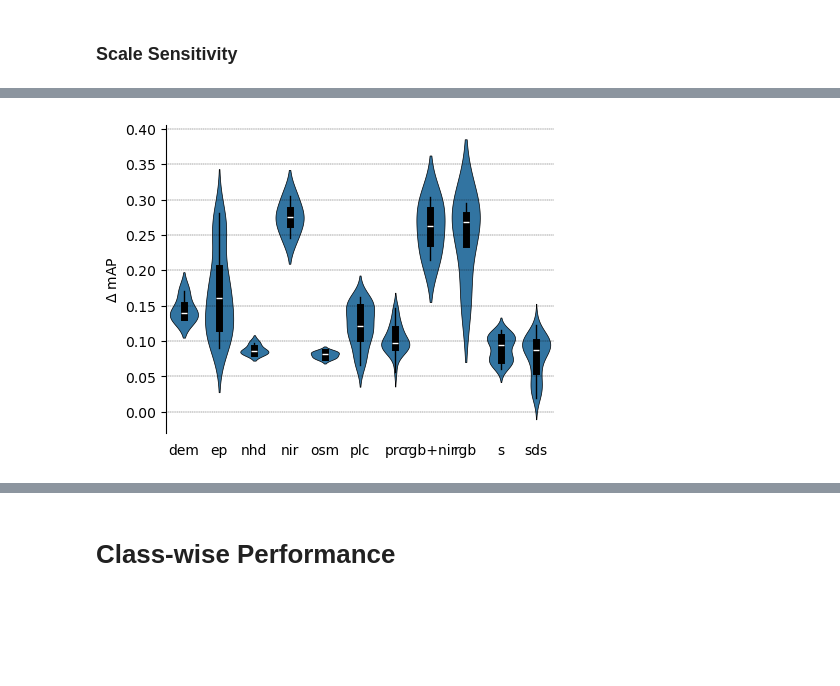
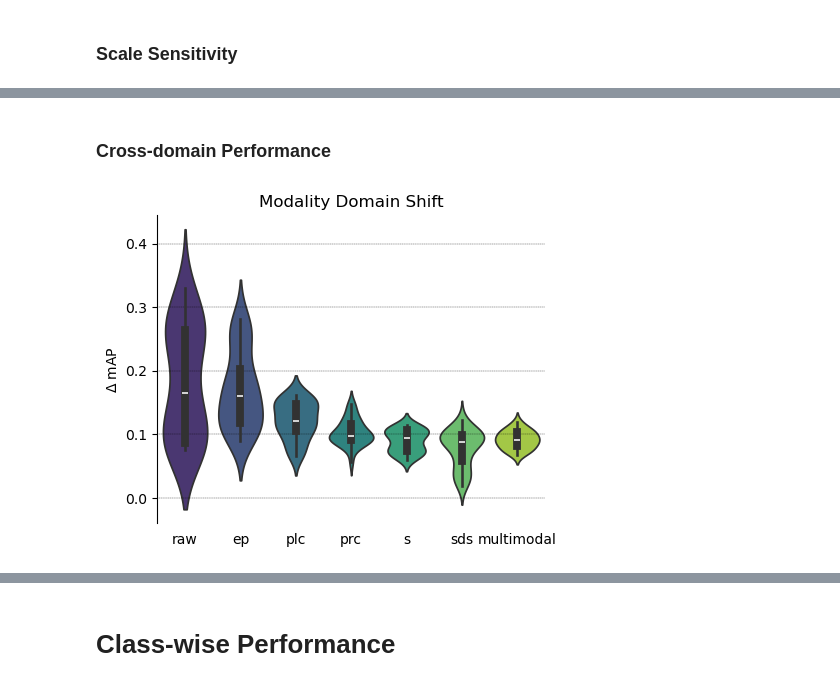
Before and after one commit to masseygeo/earthscape, a Jupyter notebook: notebooks/analysis_cls.ipynb, the cells around one changed output, grey strips where cells are left out. Cells and saved outputs as stored; diff of their text form; code cells hidden in the pictures; blank space fills up the shorter version.

```diff
--- a/notebooks/analysis_cls.ipynb
+++ b/notebooks/analysis_cls.ipynb
@@ -407,23 +477,67 @@ ax.legend(loc='upper left', bbox_to_anchor=(1,1))
+# %% [markdown]
+### Cross-domain Performance
 # %%
+#############################################
+# Cross-domain Performance - Violin Plots
+#############################################
+
+# path to compiled data...
+compiled_path = os.path.join(assets_dir, 'compiled_global.csv')
+
+# metric to plot...
+metric = 'map'
+metric_label = 'mAP'
+
+# define variables...
+engineered_features = ['ep', 'plc', 'prc', 's', 'sds']
+support_bins = [25, 50, 100, 250, 500, 1000]
+support_order = support_bins + ['ms']
+size_map = {k:v for k, v in zip(support_order, np.arange(10, 175, 25))}
+family_order = ['raw', 'ep', 'plc', 'prc', 's', 'sds', 'multimodal']
+
+# output path for figure
+output_path = os.path.join(assets_dir, 'cross_performance_violin.png')
 
 
+##### pre-processing...
+# read compiled data into df
+df_compiled = pd.read_csv(compiled_path)
 
+# parse input modality string into modality family & scale (e.g., ep-51 -> ep, 51)
+df_compiled[['family', 'scale']] = df_compiled['input'].apply(lambda x: pd.Series(parse_features(x)))
+
+# define raw sensor feature family & scale (native GSD)...
+mask1 = df_compiled['family'] == 'multimodal'
+mask2 = df_compiled['family'].isin(engineered_features)
+df_compiled.loc[~mask1 & ~mask2, ['family', 'scale']] = 'raw', '5'
+
+# define spatial support (effective recteptive area)...
+df_compiled['spatial_support'] = df_compiled['scale'].apply(lambda x: spatial_support(x, support_bins))
+df_compiled['spatial_support'] = pd.Categorical(df_compiled['spatial_support'], categories=support_order, ordered=True)
+
+# calculate cross-domain performance gap
+df_compiled['delta map'] = df_compiled[f"macro_{metric} (id)"] - df_compiled[f"macro_{metric} (cd)"]
+
+
+##### plot violin plots...
 fig, ax = plt.subplots(figsize=(5,4))
 
+# plot
 inner_kws={'box_width':5, 'whis_width': 1, 'color':'k'}
-sns.violinplot(data=df_global, y='delta map', x='family', linewidth=0.5, linecolor='k', density_norm='width', inner_kws=inner_kws)
+sns.violinplot(data=df_compiled, y='delta map', x='family', hue='family', palette='viridis', order=family_order)
 
-# ax.legend(loc='upper right', bbox_to_anchor=(1,1), frameon=False, ncols=3)
-
-# ax.set_xticks(None)
+# customize...
 ax.set_xlabel('')
 ax.set_ylabel(r'$\Delta$ mAP')
 ax.tick_params(bottom=False)
 ax.grid(visible=True, axis='y', linestyle='--', linewidth=0.25, color='k')
 ax.spines['right'].set_visible(False)
 ax.spines['top'].set_visible(False)
 ax.spines['bottom'].set_visible(False)
+ax.set_title('Modality Domain Shift')
 
+# save & show...
+plt.savefig(output_path, bbox_inches='tight', pad_inches=0, dpi=300)
 plt.show()
 # %% [output]
-[figure, old version]
+[figure, new version]
```
Also changed, not shown: parts of 15 cells of this notebook, 20 other files.
